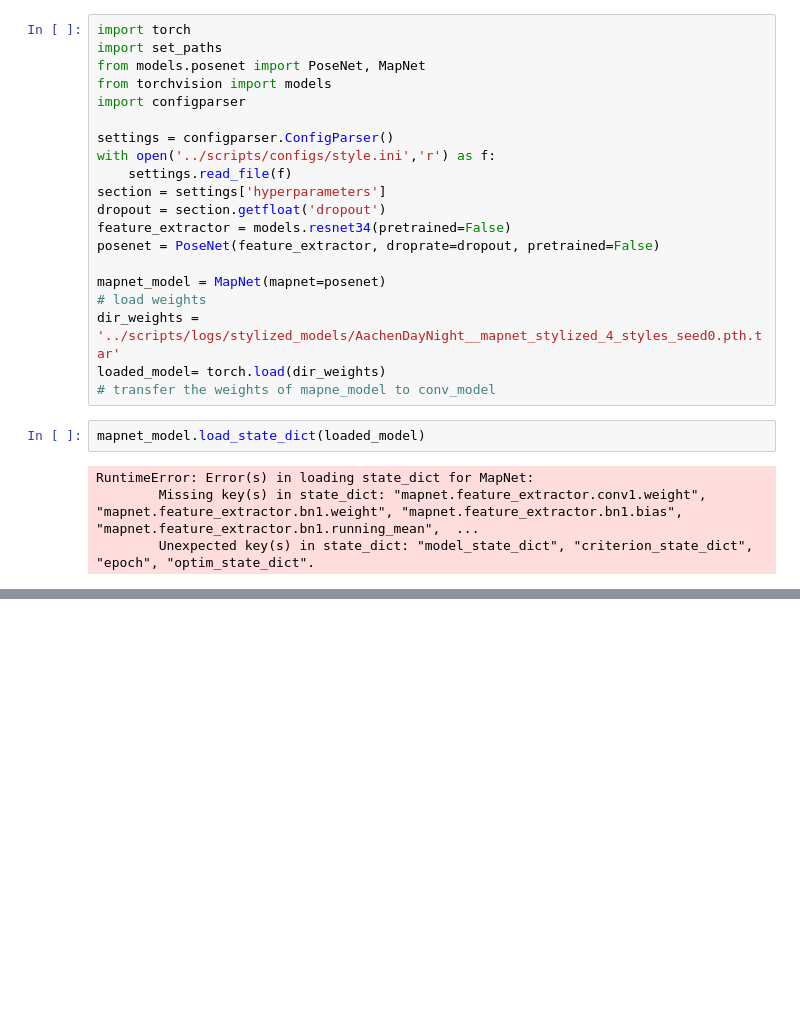
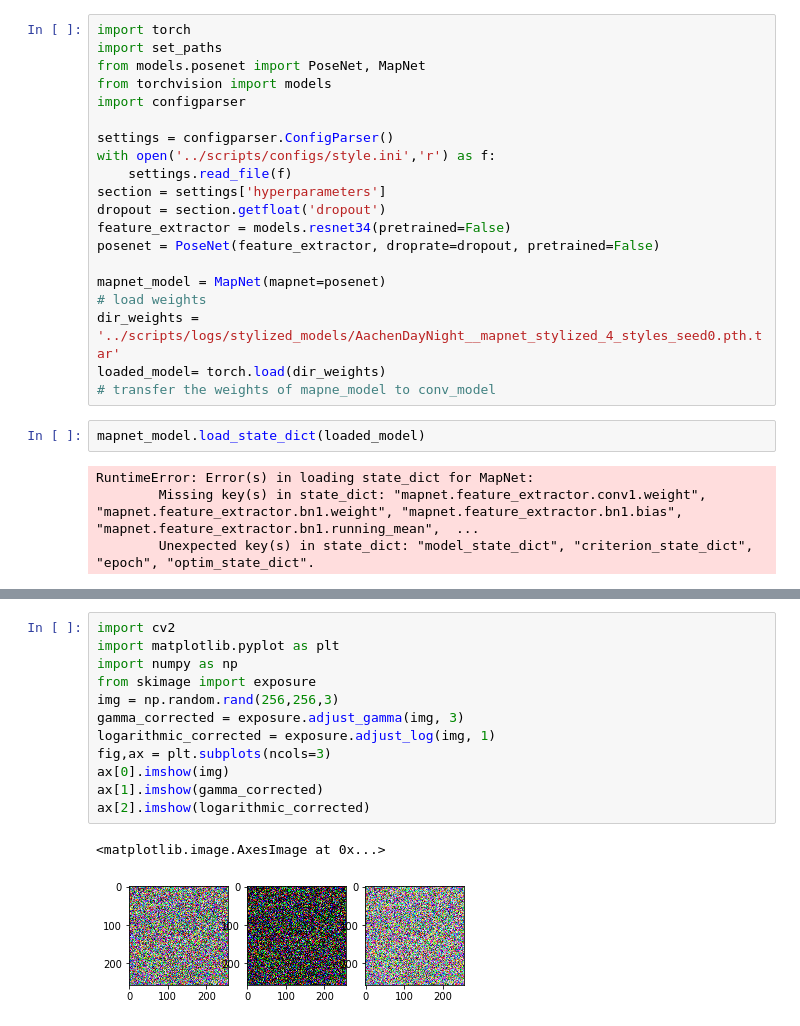
Before and after one commit to pangzss/geomapnet, a Jupyter notebook: visual/temp.ipynb, the cells around one changed output, grey strips where cells are left out. Drawn from its saved outputs; the diff is of its cells as text; blank space fills up the shorter version.

```diff
--- a/visual/temp.ipynb
+++ b/visual/temp.ipynb
@@ -319,0 +373,15 @@ RuntimeError: Error(s) in loading state_dict for MapNet:
+# %%
+import cv2
+import matplotlib.pyplot as plt
+import numpy as np
+from skimage import exposure
+img = np.random.rand(256,256,3)
+gamma_corrected = exposure.adjust_gamma(img, 3)
+logarithmic_corrected = exposure.adjust_log(img, 1)
+fig,ax = plt.subplots(ncols=3)
+ax[0].imshow(img)
+ax[1].imshow(gamma_corrected)
+ax[2].imshow(logarithmic_corrected)
+# %% [output]
+<matplotlib.image.AxesImage at 0x...>
+[figure, added]
```
Also changed, not shown: parts of 10 cells of this notebook, 12 other files.
